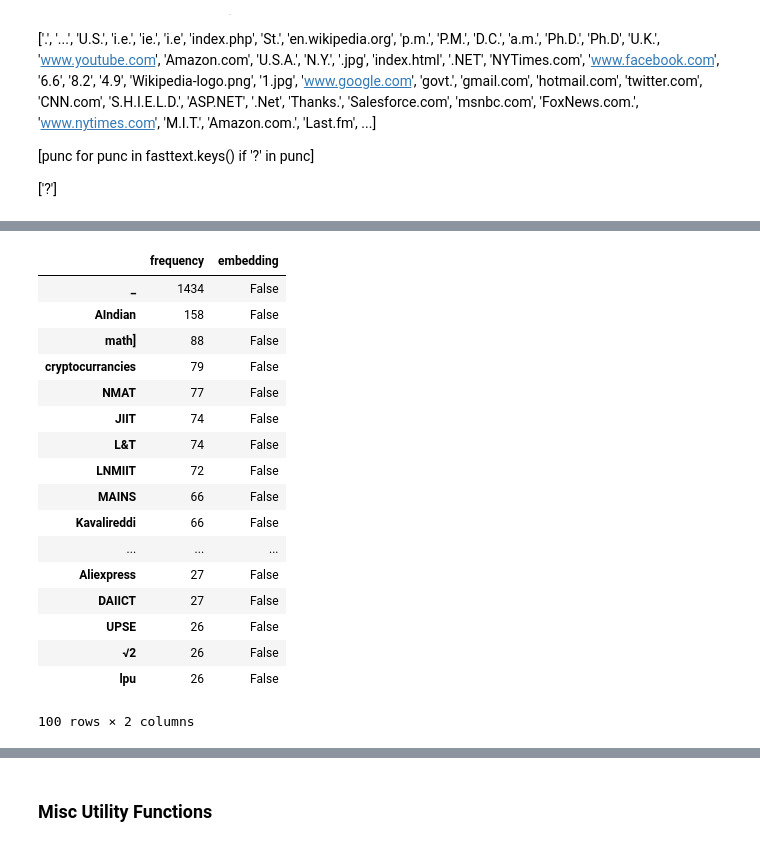
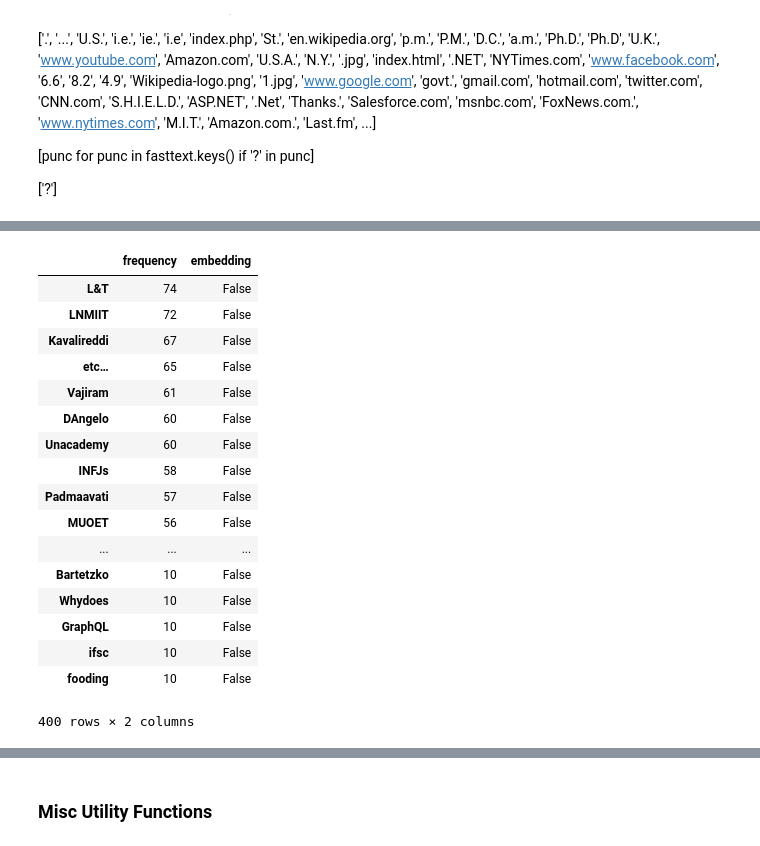
Before and after one commit to carrieisaacson/kaggle_quora, a Jupyter notebook: notebooks/2_PreProcessing.ipynb, the cells around one changed output, grey strips where cells are left out. Cells and saved outputs as stored; diff of their text form; code cells hidden in the pictures.

```diff
--- a/notebooks/2_PreProcessing.ipynb
+++ b/notebooks/2_PreProcessing.ipynb
@@ -664,21 +796,22 @@ df_tokens[np.logical_not(df_tokens.embedding)].head(10)
 # %%
-df_tokens[np.logical_not(df_tokens.embedding)].head(100)
+# More unmatched items
+df_tokens[np.logical_not(df_tokens.embedding)].head(400)
 # %% [output]
 |  | frequency | embedding |
-| _ | 1434 | False |
-| AIndian | 158 | False |
-| math] | 88 | False |
-| cryptocurrancies | 79 | False |
-| NMAT | 77 | False |
-| JIIT | 74 | False |
 | L&T | 74 | False |
 | LNMIIT | 72 | False |
-| MAINS | 66 | False |
-| Kavalireddi | 66 | False |
+| Kavalireddi | 67 | False |
+| etc… | 65 | False |
+| Vajiram | 61 | False |
+| DAngelo | 60 | False |
+| Unacademy | 60 | False |
+| INFJs | 58 | False |
+| Padmaavati | 57 | False |
+| MUOET | 56 | False |
 | ... | ... | ... |
-| Aliexpress | 27 | False |
-| DAIICT | 27 | False |
-| UPSE | 26 | False |
-| √2 | 26 | False |
-| lpu | 26 | False |
+| Bartetzko | 10 | False |
+| Whydoes | 10 | False |
+| GraphQL | 10 | False |
+| ifsc | 10 | False |
+| fooding | 10 | False |
-100 rows × 2 columns
+400 rows × 2 columns
```
Also changed, not shown: parts of 13 cells of this notebook.
